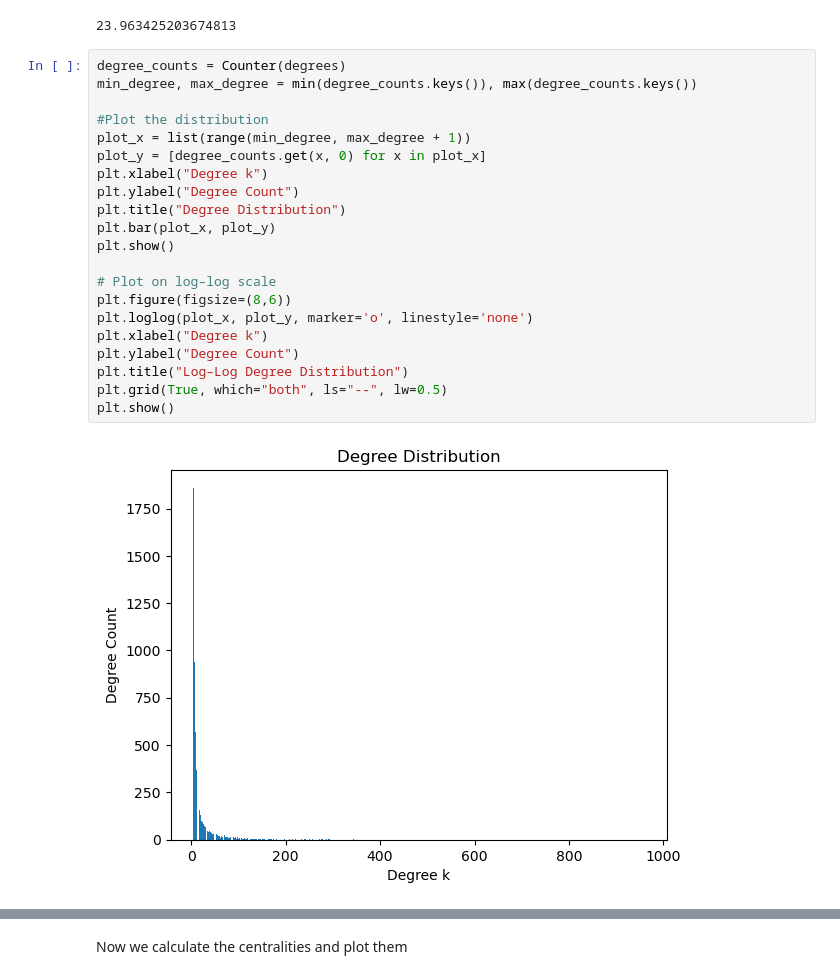
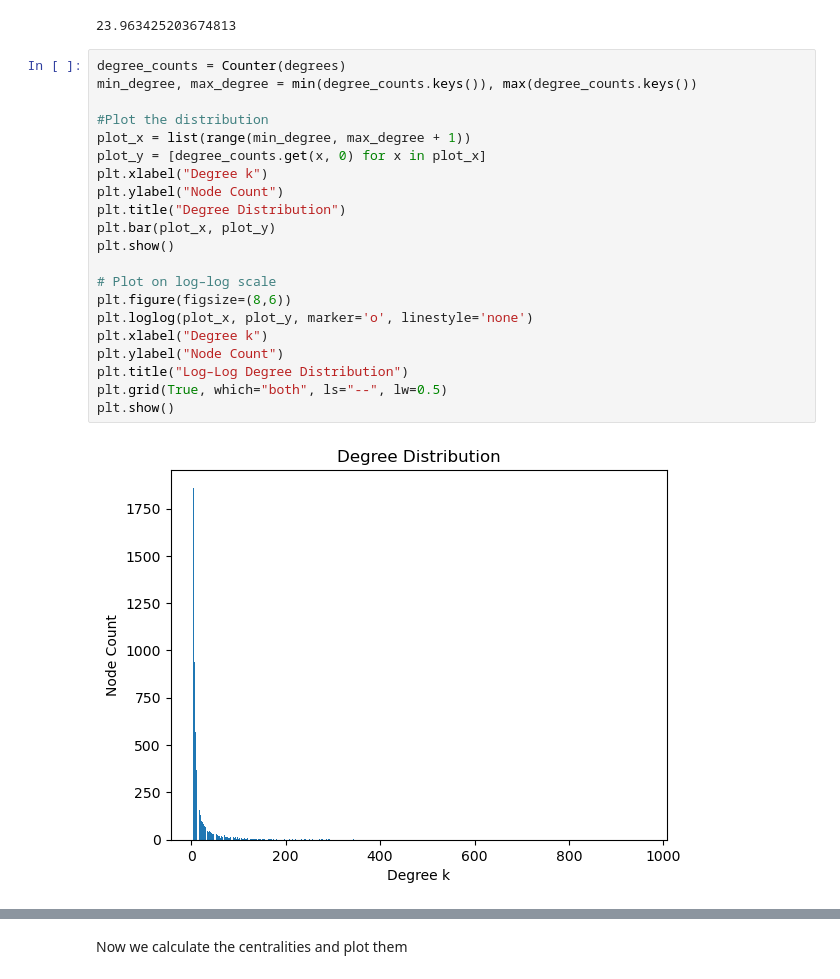
Before and after one commit to Emily-Case/ADC-Group-8, a Jupyter notebook: enron-analysis.ipynb, the cells around one changed output, grey strips where cells are left out. Cells and saved outputs as stored; diff of their text form.

```diff
--- a/enron-analysis.ipynb
+++ b/enron-analysis.ipynb
@@ -122,23 +122,23 @@ print(avg_degree)
 # %%
 degree_counts = Counter(degrees)
 min_degree, max_degree = min(degree_counts.keys()), max(degree_counts.keys())
 
 #Plot the distribution
 plot_x = list(range(min_degree, max_degree + 1))
 plot_y = [degree_counts.get(x, 0) for x in plot_x]
 plt.xlabel("Degree k")
-plt.ylabel("Degree Count")
+plt.ylabel("Node Count")
 plt.title("Degree Distribution")
 plt.bar(plot_x, plot_y)
 plt.show()
 
 # Plot on log–log scale
 plt.figure(figsize=(8,6))
 plt.loglog(plot_x, plot_y, marker='o', linestyle='none')
 plt.xlabel("Degree k")
-plt.ylabel("Degree Count")
+plt.ylabel("Node Count")
 plt.title("Log–Log Degree Distribution")
 plt.grid(True, which="both", ls="--", lw=0.5)
 plt.show()
 # %% [output]
-[figure, old version]
+[figure, new version]
```
Also changed, not shown: parts of 2 cells of this notebook, 2 other files.
